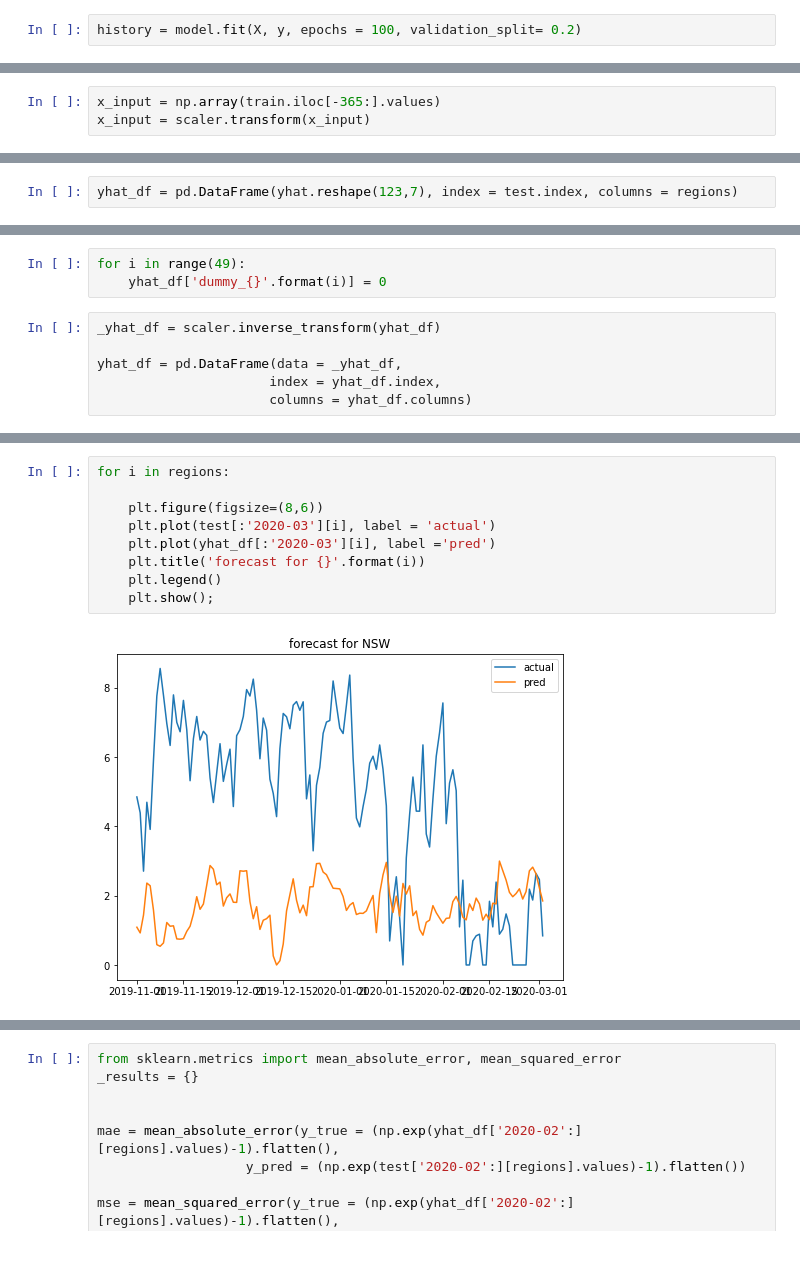
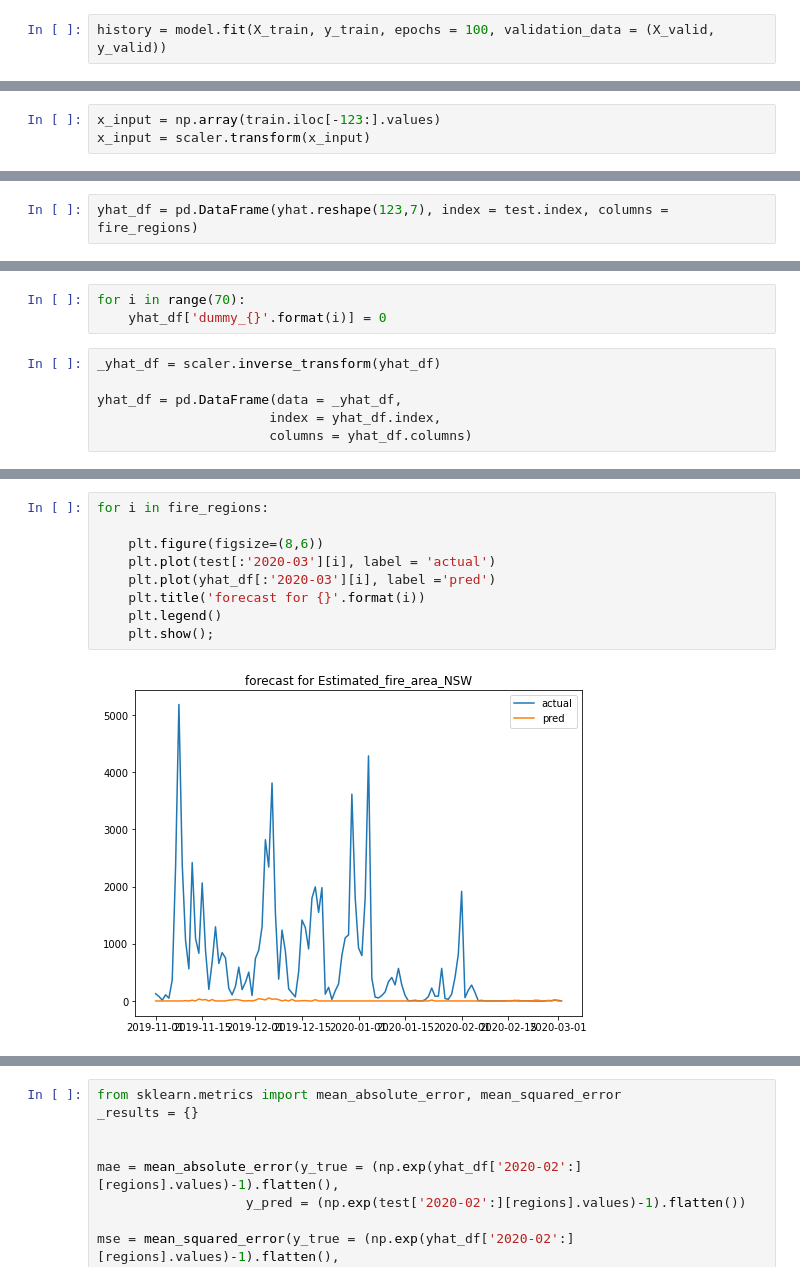
Before and after one commit to albertum1/cfc_team, a Jupyter notebook: 03-DilatedCNN.ipynb, the cells around one changed output, grey strips where cells are left out. Saved outputs shown, nothing was run; the diff lists cells and outputs as text.

```diff
--- a/03-DilatedCNN.ipynb
+++ b/03-DilatedCNN.ipynb
@@ -297,6 +319,6 @@ optimizer = tf.keras.optimizers.Adam(lr = 2e-3)
 
 model.compile(optimizer, loss='mean_squared_error', metrics = ['mae'])
 # %%
-history = model.fit(X, y, epochs = 100, validation_split= 0.2)
+history = model.fit(X_train, y_train, epochs = 100, validation_data = (X_valid, y_valid))
 # %% [output]
 Epoch 1/100
@@ -329,5 +351,5 @@ plt.legend(['Train','Valid'])
 <matplotlib.legend.Legend at 0x...>
 [figure]
 # %%
-x_input = np.array(train.iloc[-365:].values)
+x_input = np.array(train.iloc[-123:].values)
 x_input = scaler.transform(x_input)
@@ -339,7 +365,7 @@ yhat.shape
 # %% [output]
 (1, 861)
 # %%
-yhat_df = pd.DataFrame(yhat.reshape(123,7), index = test.index, columns = regions)
+yhat_df = pd.DataFrame(yhat.reshape(123,7), index = test.index, columns = fire_regions)
 # %%
 yhat_df
 # %% [output]
@@ -359,6 +385,6 @@ yhat_df
 123 rows × 7 columns
 # %%
-for i in range(49):
+for i in range(70):
     yhat_df['dummy_{}'.format(i)] = 0
 # %%
 _yhat_df = scaler.inverse_transform(yhat_df)
@@ -403,11 +429,11 @@ test
 # %%
-for i in regions:
+for i in fire_regions:
 
     plt.figure(figsize=(8,6))
     plt.plot(test[:'2020-03'][i], label = 'actual')
     plt.plot(yhat_df[:'2020-03'][i], label ='pred')
     plt.title('forecast for {}'.format(i))
     plt.legend()
     plt.show();
 # %% [output]
-[figure, old version]
+[figure, new version]
```
Also changed, not shown: parts of 25 cells of this notebook.
